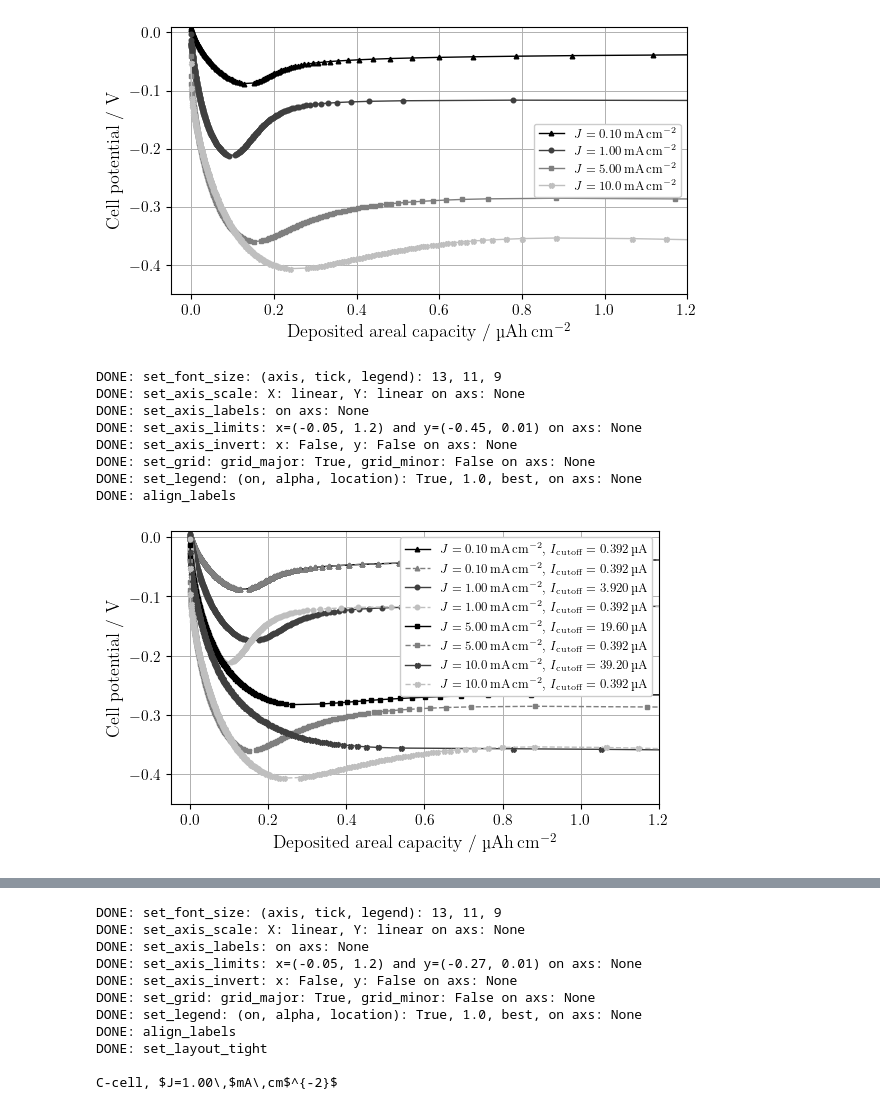
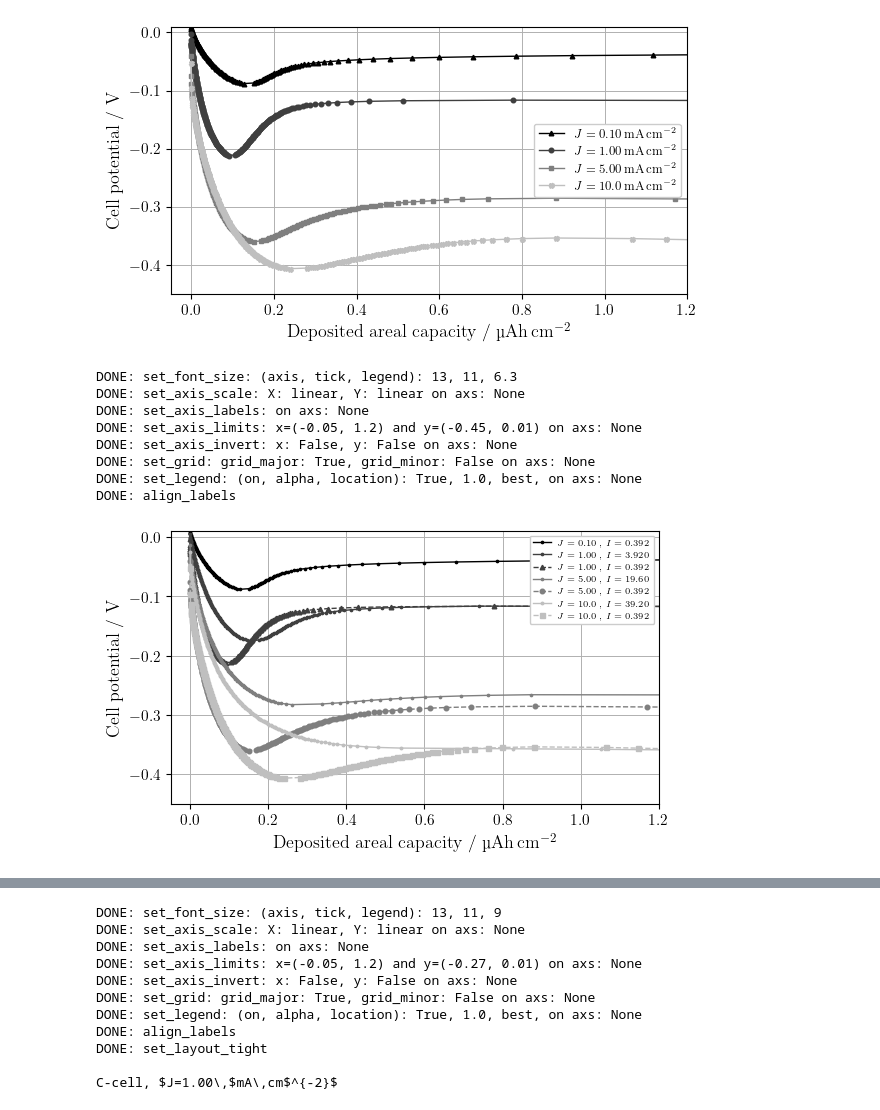
Before and after one commit to GottfridOlsson/MASTER-THESIS, a Jupyter notebook: EXPERIMENTAL/Python-scripts/Electrochemical-plots.ipynb, the cells around one changed output, grey strips where cells are left out. Cells and saved outputs as stored; diff of their text form; code cells hidden in the pictures.

```diff
--- a/EXPERIMENTAL/Python-scripts/Electrochemical-plots.ipynb
+++ b/EXPERIMENTAL/Python-scripts/Electrochemical-plots.ipynb
@@ -576,60 +576,60 @@ DONE: export_figure_as_pdf: C:\MASTER-THESIS\FIGURES\Electrochemical-plots\JP-me
 # Create figure on which axis lives, one axis per subplot
 fig, axs = plt.subplots(nrows=1, ncols=1, figsize=(fig_width_cm/2.54, fig_height_cm/2.54), sharex=False, sharey=False)
 
-mAcm2_unit = '$mA\\,cm$^{-2}$'
+mAcm2_unit = '$' #mAcm2_unit = '$mA\\,cm$^{-2}$'
 J01_string = '$J=0.10\\,' + mAcm2_unit
 J1_string  = '$J=1.00\\,' + mAcm2_unit
 J5_string  = '$J=5.00\\,' + mAcm2_unit
 J10_string = '$J=10.0\\,' + mAcm2_unit
 
 # cutoffs for sigma=0.02
-muA_unit = '\\textmu A'
-I_cutoff_392nA_string = '$I_\\mathrm{cutoff}=0.392$\\,' + muA_unit
+muA_unit = '' #muA_unit = '\\textmu A'
+I_cutoff_392nA_string = '$I=0.392$\\,' + muA_unit
 I_cutoff_A7_string  = I_cutoff_392nA_string
-I_cutoff_A8_string  = '$I_\\mathrm{cutoff}=3.920$\\,' + muA_unit
-I_cutoff_A85_string = '$I_\\mathrm{cutoff}=19.60$\\,' + muA_unit
-I_cutoff_A9_string  = '$I_\\mathrm{cutoff}=39.20$\\,' + muA_unit
+I_cutoff_A8_string  = '$I=3.920$\\,' + muA_unit
+I_cutoff_A85_string = '$I=19.60$\\,' + muA_unit
+I_cutoff_A9_string  = '$I=39.20$\\,' + muA_unit
 
 
 # Plot your data (axs.plot, .errorbar, .hist, ...)
-axs.plot(A7_CP_deposited_amount,   A7_CP[1],                         linewidth=1, linestyle='-',  color=four_grayscale_colors[0], marker=markers[0], markersize=marker_sizes[0], label=J01_string + ', ' + I_cutoff_A7_string)
-axs.plot(A7_392nAcutoff_CP_deposited_amount,   A7_392nAcutoff_CP[1], linewidth=1, linestyle='--', color=four_grayscale_colors[0], marker=markers[1], markersize=marker_sizes[0], label=J01_string + ', ' + I_cutoff_392nA_string)
+#axs.plot(A7_CP_deposited_amount,   A7_CP[1],                         linewidth=1, linestyle='-',  color=four_grayscale_colors[0], marker=markers[-1], markersize=marker_sizes[0], label=J01_string + ', ' + I_cutoff_A7_string)
+#axs.plot(A7_392nAcutoff_CP_deposited_amount,   A7_392nAcutoff_CP[1], linewidth=1, linestyle='--', color=four_grayscale_colors[0], marker=markers[1], markersize=marker_sizes[0], label=J01_string + ', ' + I_cutoff_392nA_string)
 
-axs.plot(A8_CP_deposited_amount,   A8_CP[1],                         linewidth=1, linestyle='-',  color=four_grayscale_colors[1], marker=markers[2], markersize=marker_sizes[1], label=J1_string + ', ' + I_cutoff_A8_string)
-axs.plot(A8_392nAcutoff_CP_deposited_amount,   A8_392nAcutoff_CP[1], linewidth=1, linestyle='--', color=four_grayscale_colors[1], marker=markers[3], markersize=marker_sizes[1], label=J1_string + ', ' + I_cutoff_392nA_string)
+axs.plot(A8_CP_deposited_amount,   A8_CP[1],                         linewidth=1, linestyle='-',  color=three_grayscale_colors[0], marker=markers[-1], markersize=marker_sizes[1], label=J1_string + ', ' + I_cutoff_A8_string)
+axs.plot(A8_392nAcutoff_CP_deposited_amount,   A8_392nAcutoff_CP[1], linewidth=1, linestyle='--', color=three_grayscale_colors[0], marker=markers[0], markersize=marker_sizes[1], label=J1_string + ', ' + I_cutoff_392nA_string)
 
-axs.plot(A85_CP_deposited_amount, A85_CP[1],                         linewidth=1, linestyle='-',  color=four_grayscale_colors[2], marker=markers[0], markersize=marker_sizes[2], label=J5_string + ', ' + I_cutoff_A85_string)
-axs.plot(A85_392nAcutoff_CP_deposited_amount, A85_392nAcutoff_CP[1], linewidth=1, linestyle='--', color=four_grayscale_colors[2], marker=markers[1], markersize=marker_sizes[2], label=J5_string + ', ' + I_cutoff_392nA_string)
+axs.plot(A85_CP_deposited_amount, A85_CP[1],                         linewidth=1, linestyle='-',  color=three_grayscale_colors[1], marker=markers[-1], markersize=marker_sizes[2], label=J5_string + ', ' + I_cutoff_A85_string)
+axs.plot(A85_392nAcutoff_CP_deposited_amount, A85_392nAcutoff_CP[1], linewidth=1, linestyle='--', color=three_grayscale_colors[1], marker=markers[1], markersize=marker_sizes[2], label=J5_string + ', ' + I_cutoff_392nA_string)
 
-axs.plot(A9_CP_deposited_amount,   A9_CP[1],                         linewidth=1, linestyle='-',  color=four_grayscale_colors[3], marker=markers[2], markersize=marker_sizes[3], label=J10_string + ', ' + I_cutoff_A9_string)
-axs.plot(A9_392nAcutoff_CP_deposited_amount,   A9_392nAcutoff_CP[1], linewidth=1, linestyle='--', color=four_grayscale_colors[3], marker=markers[3], markersize=marker_sizes[3], label=J10_string + ', ' + I_cutoff_392nA_string)
+axs.plot(A9_CP_deposited_amount,   A9_CP[1],                         linewidth=1, linestyle='-',  color=three_grayscale_colors[2], marker=markers[-1], markersize=marker_sizes[3], label=J10_string + ', ' + I_cutoff_A9_string)
+axs.plot(A9_392nAcutoff_CP_deposited_amount,   A9_392nAcutoff_CP[1], linewidth=1, linestyle='--', color=three_grayscale_colors[2], marker=markers[2], markersize=marker_sizes[3], label=J10_string + ', ' + I_cutoff_392nA_string)
 
 
 # Settings for each axis (axs)
 f.set_font_size(axis=font_size_axis, tick=font_size_tick, legend=font_size_legend*0.7)
 f.set_axis_scale(   axs, xScale_string='linear', yScale_string='linear')
 f.set_axis_labels(  axs, x_label='Deposited areal capacity / \\textmu Ah\\,cm$^{-2}$', y_label='Cell potential / V')
 f.set_axis_limits(  axs, xmin=-0.05, xmax=1.2, ymin=-0.45, ymax=0.01)
 f.set_axis_invert(  axs, x_invert=False, y_invert=False)
 f.set_grid(         axs, grid_major_on=grid_major, grid_major_linewidth=0.7, grid_minor_on=grid_minor, grid_minor_linewidth=0.3) # set_grid must be after set_axis_scale for some reason (at least with 'log')
 f.set_legend(       axs, legend_on=legend_on, alpha=1.0, location='best')
 
 f.align_labels(fig)
 #f.set_layout_tight(fig)
 PDF_path_Li_deposition_same_Icutoff392nA_different_J_comparison = electrochemical_figures_export_root_path + 'JP-measurements\\Deposition_V-vs-C_C-cell_same-I-cutoff-392nA_vs_same-sigma0.02_different-J_' + get_current_date_and_time_as_ISO8601_string() + '.pdf'
 #f.export_figure_as_pdf(PDF_path_Li_deposition_same_Icutoff392nA_different_J_comparison)
 
 plt.show()
 # %% [output]
-DONE: set_font_size: (axis, tick, legend): 13, 11, 9
+DONE: set_font_size: (axis, tick, legend): 13, 11, 6.3
 DONE: set_axis_scale: X: linear, Y: linear on axs: None
 DONE: set_axis_labels: on axs: None
 DONE: set_axis_limits: x=(-0.05, 1.2) and y=(-0.45, 0.01) on axs: None
 DONE: set_axis_invert: x: False, y: False on axs: None
 DONE: set_grid: grid_major: True, grid_minor: False on axs: None
 DONE: set_legend: (on, alpha, location): True, 1.0, best, on axs: None
 DONE: align_labels
-[figure, old version]
+[figure, new version]
 # %%
 # Paths for data E-measurements #
 
```
Also changed, not shown: parts of 1 cell of this notebook.
